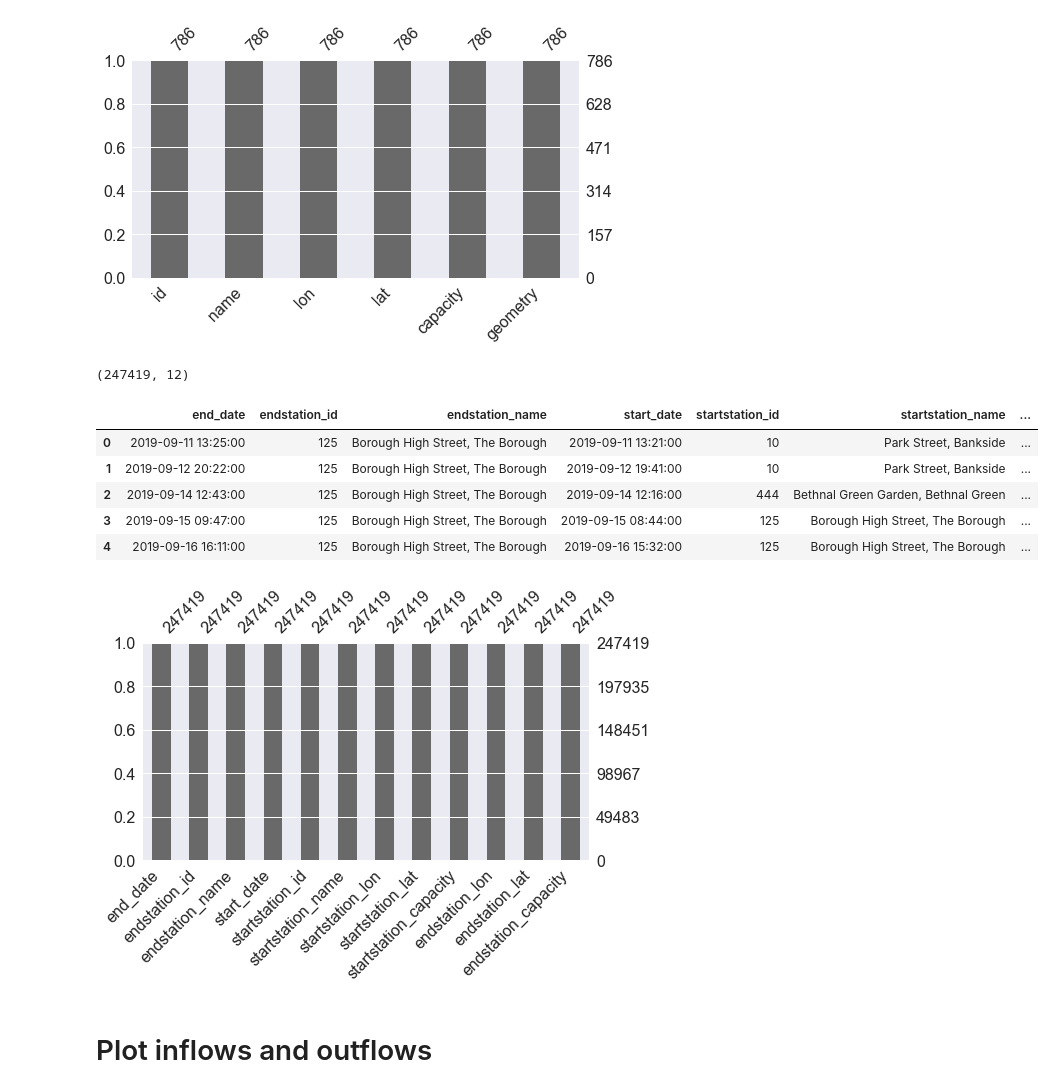
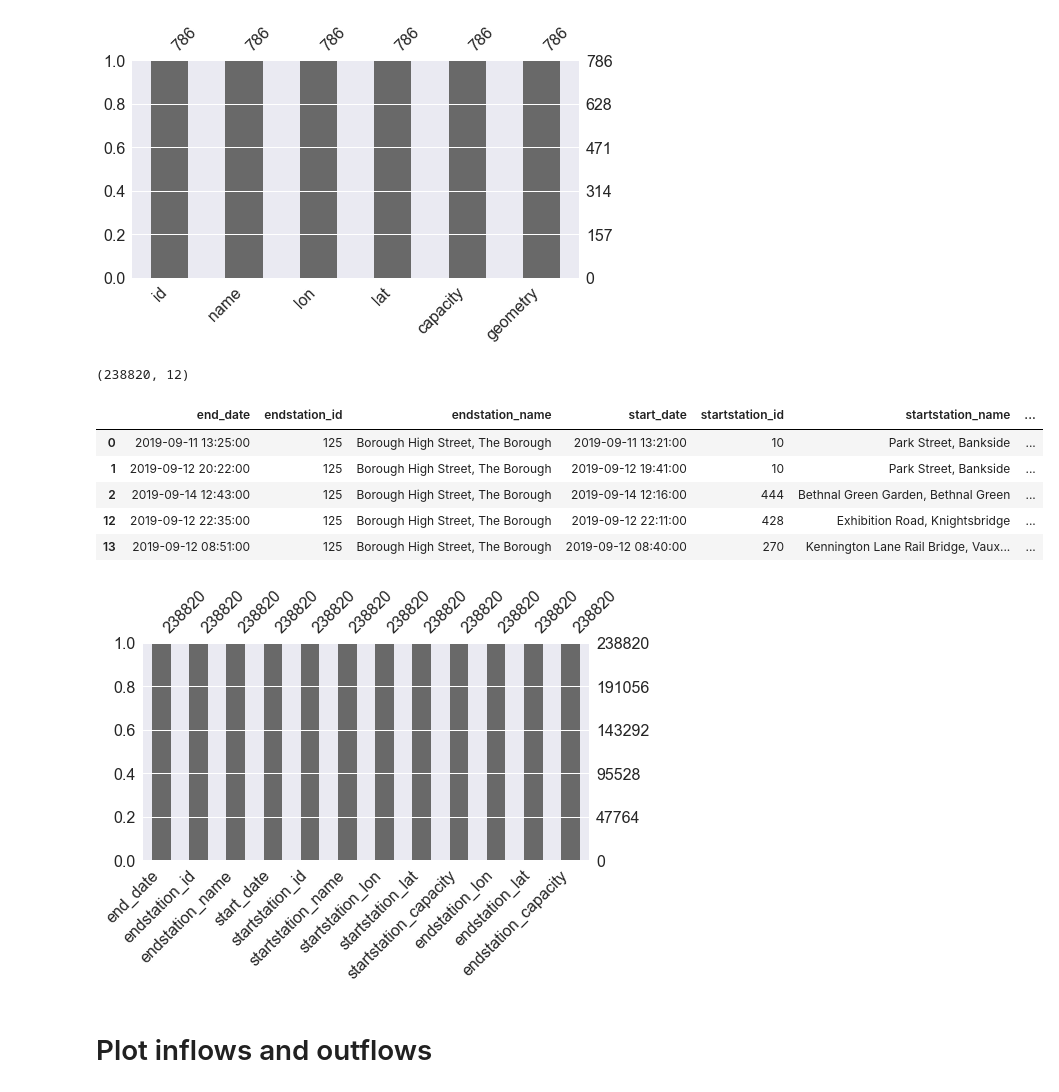
Before and after one commit to fabiangunzinger/london_cycling, a Jupyter notebook: tfl_bikes_movement.ipynb, the cells around one changed output. Cells and saved outputs as stored; diff of their text form; code cells hidden in the pictures.

```diff
--- a/tfl_bikes_movement.ipynb
+++ b/tfl_bikes_movement.ipynb
@@ -57,42 +57,44 @@ hires = (
     .to_datetime('end_date', format='%d/%m/%Y %H:%M')
     .to_datetime('start_date', format='%d/%m/%Y %H:%M')
 )
 
 # Add station capacity
 
 hires = (
     hires
     .merge(stations, left_on='startstation_id', right_on='id')
     .drop(columns=['id', 'name', 'geometry'])
     .rename(columns={'capacity':'startstation_capacity',
                      'lon':'startstation_lon', 'lat':'startstation_lat'})
 )
 
 hires = (
     hires
     .merge(stations, left_on='endstation_id', right_on='id')
     .drop(columns=['id', 'name', 'geometry'])
     .rename(columns={'capacity':'endstation_capacity',
                      'geometry_x':'geometry',
                      'lon':'endstation_lon', 'lat':'endstation_lat'})
 )
 
+hires = hires[hires['startstation_id'] != hires['endstation_id']]
+
 print(hires.shape)
 hires.head()
 # %% [output]
-(247419, 12)
+(238820, 12)
 |  | end_date | endstation_id | endstation_name | start_date | startstation_id | startstation_name | ... |
 | 0 | 2019-09-11 13:25:00 | 125 | Borough High Street, The Borough | 2019-09-11 13:21:00 | 10 | Park Street, Bankside | ... |
 | 1 | 2019-09-12 20:22:00 | 125 | Borough High Street, The Borough | 2019-09-12 19:41:00 | 10 | Park Street, Bankside | ... |
 | 2 | 2019-09-14 12:43:00 | 125 | Borough High Street, The Borough | 2019-09-14 12:16:00 | 444 | Bethnal Green Garden, Bethnal Green | ... |
-| 3 | 2019-09-15 09:47:00 | 125 | Borough High Street, The Borough | 2019-09-15 08:44:00 | 125 | Borough High Street, The Borough | ... |
-| 4 | 2019-09-16 16:11:00 | 125 | Borough High Street, The Borough | 2019-09-16 15:32:00 | 125 | Borough High Street, The Borough | ... |
+| 12 | 2019-09-12 22:35:00 | 125 | Borough High Street, The Borough | 2019-09-12 22:11:00 | 428 | Exhibition Road, Knightsbridge | ... |
+| 13 | 2019-09-12 08:51:00 | 125 | Borough High Street, The Borough | 2019-09-12 08:40:00 | 270 | Kennington Lane Rail Bridge, Vaux... | ... |
 # %%
 # Check for missings
 
 msno.bar(hires, figsize=(8,4));
 # %% [output]
-[figure, old version]
+[figure, new version]
 # %% [markdown]
 # Plot inflows and outflows
 # %%
```
Also changed, not shown: parts of 10 cells of this notebook.
